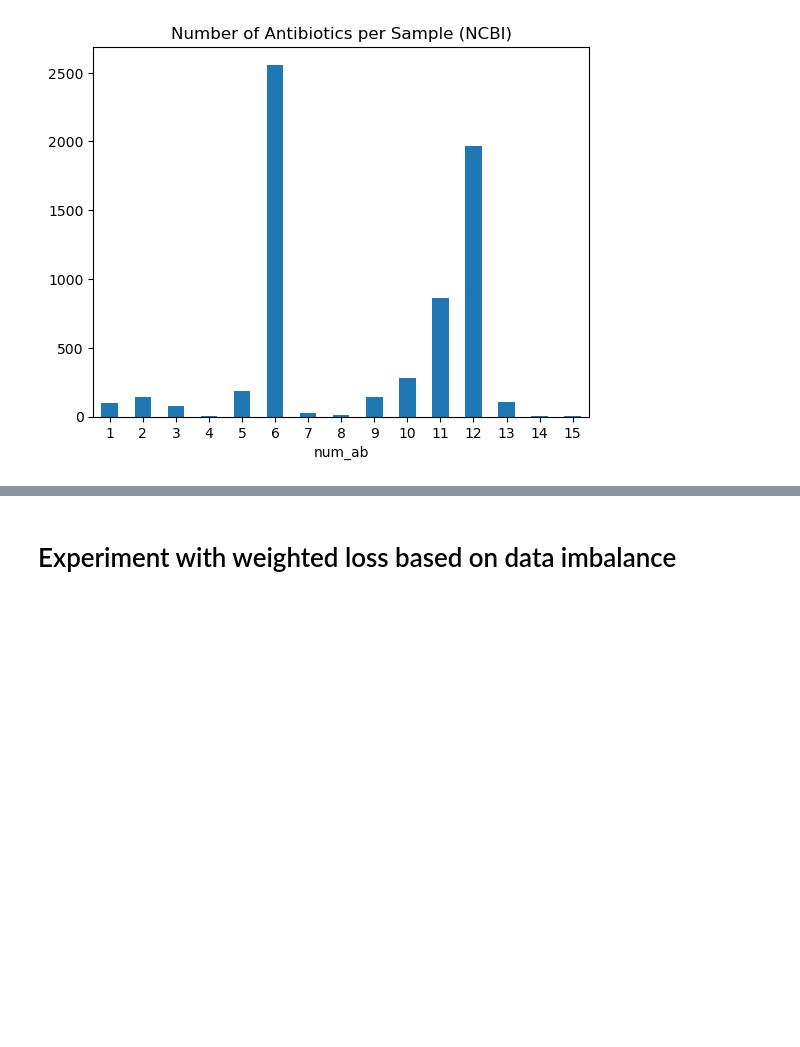
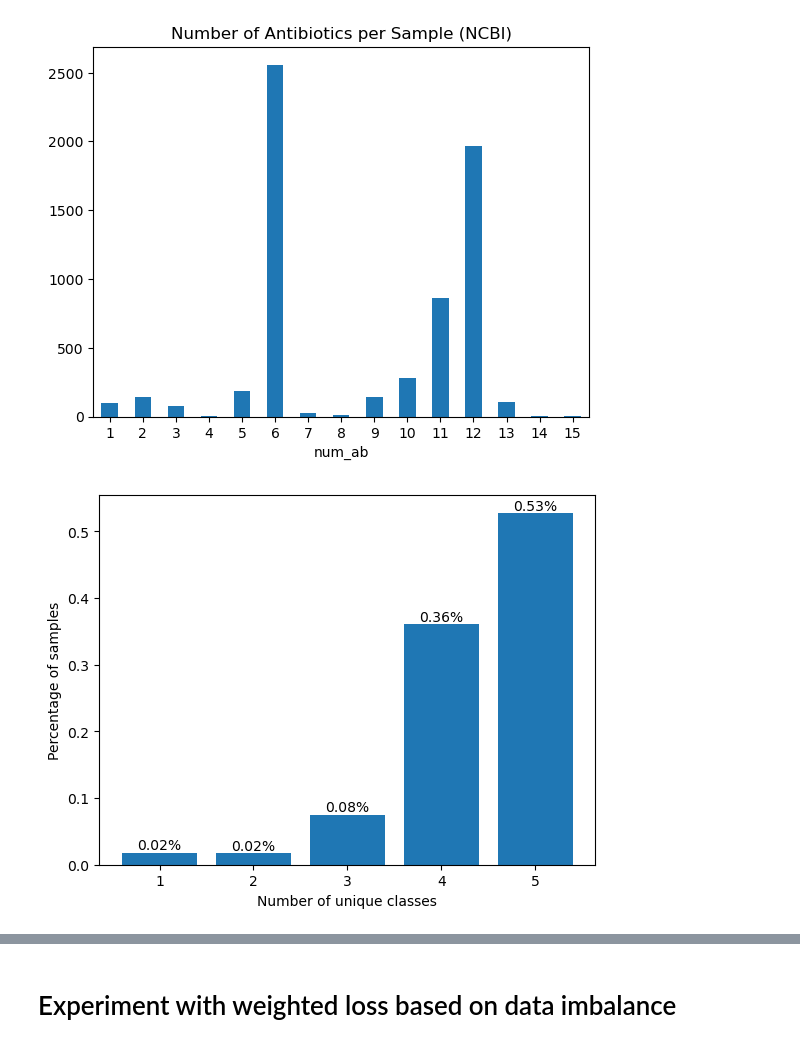
Before and after one commit to jespeols/ARFusion, a Jupyter notebook: data_vis.ipynb, the cells around one changed output, grey strips where cells are left out. Drawn from its saved outputs; the diff is of its cells as text; code cells hidden in the pictures; blank space fills up the shorter version.

```diff
--- a/data_vis.ipynb
+++ b/data_vis.ipynb
@@ -23,11 +23,25 @@ with open('config_MM.yaml' ,'r') as file:
     config = yaml.safe_load(file)
 
 ds_NCBI = pd.read_pickle(config['data']['NCBI']['load_path'])
-# ds_TESSy = pd.read_pickle(config['data']['TESSy']['load_path'])
-ds_TESSy = pd.read_pickle('data/TESSy_15_all_pathogens.pkl')
+ds_TESSy = pd.read_pickle(config['data']['TESSy']['load_path'])
+# ds_TESSy = pd.read_pickle('data/TESSy_15_all_pathogens.pkl')
 # %%
 ds_NCBI[ds_NCBI['num_ab'] > 0]['num_ab'].astype('int').value_counts().sort_index().plot(kind='bar', rot=0)
 plt.title('Number of Antibiotics per Sample (NCBI)')
 plt.show()
 # %% [output]
 [figure]
+# %%
+abbr_to_class_enc = config['data']['antibiotics']['abbr_to_class_enc']
+ds_TESSy['ab_classes'] = ds_TESSy['phenotypes'].apply(lambda x: [abbr_to_class_enc[p.split('_')[0]] for p in x])
+# %%
+ds_TESSy['num_classes'] = ds_TESSy['ab_classes'].apply(lambda x: len(set(x)))
+value_counts = ds_TESSy['num_classes'].value_counts(normalize=True).sort_index()
+fig, ax = plt.subplots()
+bars = ax.bar(value_counts.index, value_counts.values)
+ax.bar_label(bars, fmt='%.2f%%')
+ax.set_xlabel("Number of unique classes")
+ax.set_ylabel("Percentage of samples")
+plt.show()
+# %% [output]
+[figure, added]
```
Also changed, not shown: parts of 1 cell of this notebook, 8 other files.
